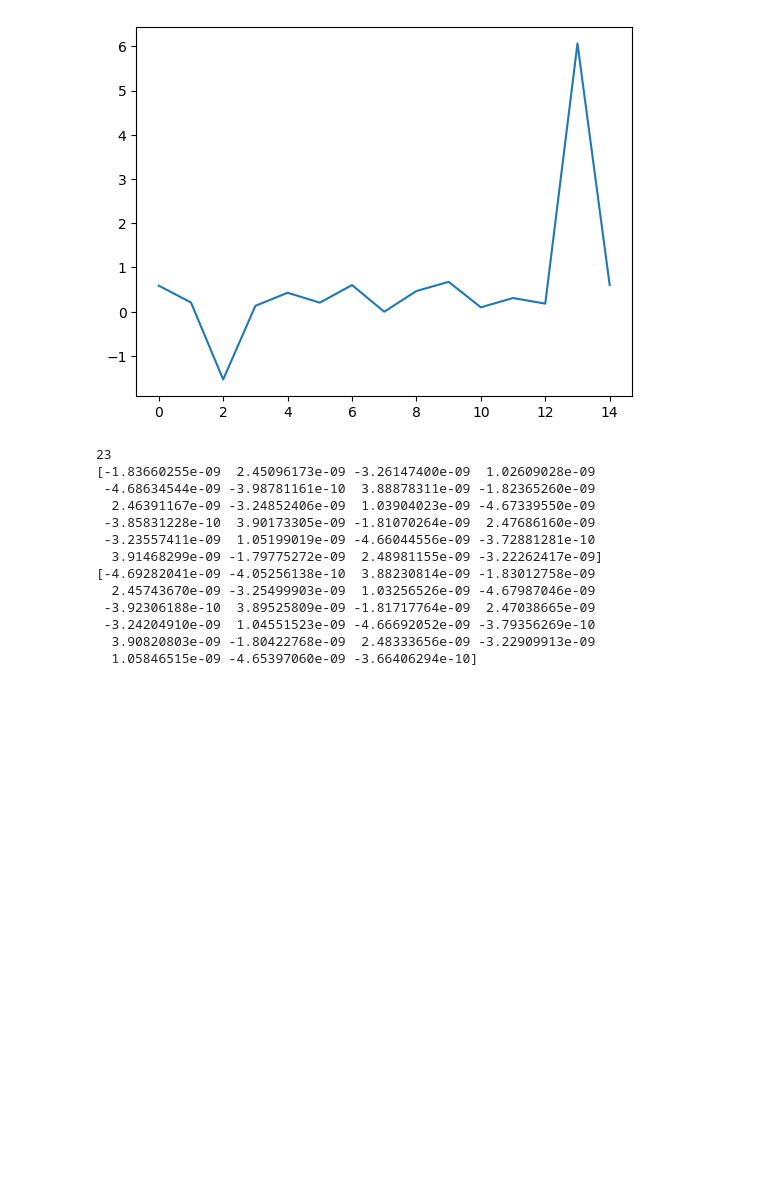
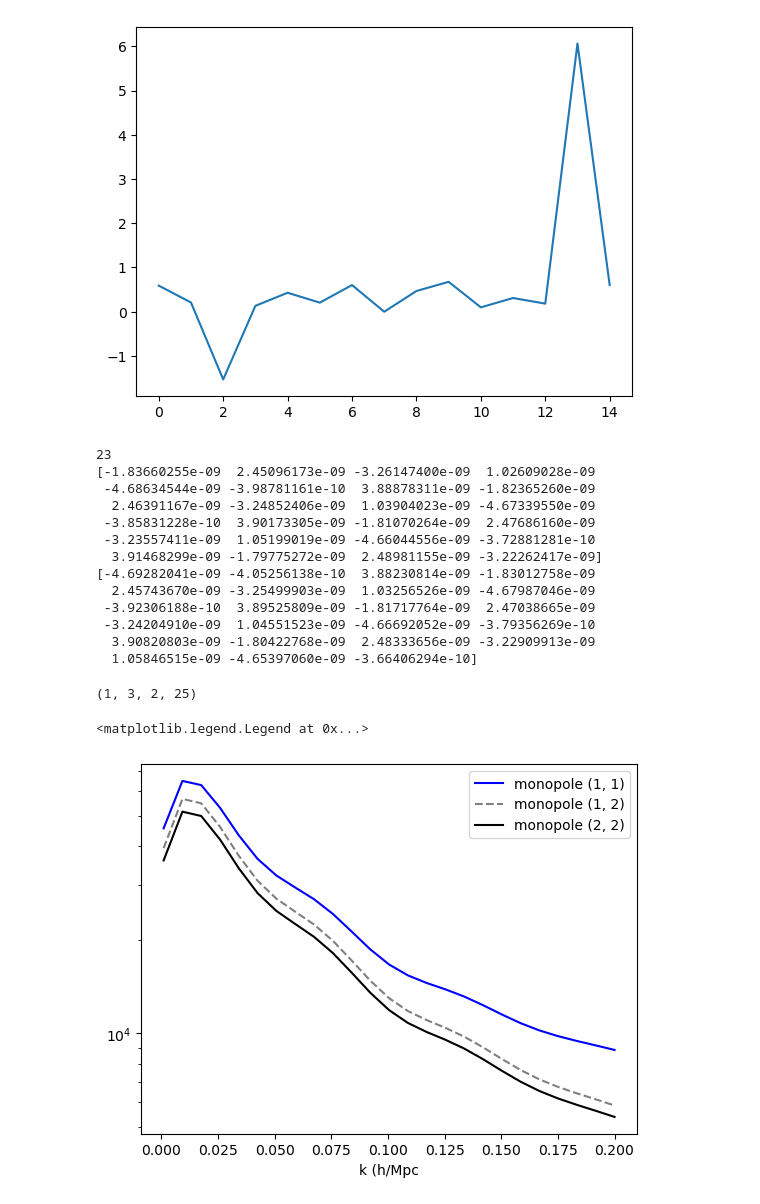
Before and after one commit to jadamo/covapt_mt, a Jupyter notebook: test_mt_covapt.ipynb, the cells around one changed output. Drawn from its saved outputs; the diff is of its cells as text; code cells hidden in the pictures; blank space fills up the shorter version.

```diff
--- a/test_mt_covapt.ipynb
+++ b/test_mt_covapt.ipynb
@@ -491,3 +489,29 @@ print(k_centers - k_centers_ref)
  -3.24204910e-09  1.04551523e-09 -4.66692052e-09 -3.79356269e-10
   3.90820803e-09 -1.80422768e-09  2.48333656e-09 -3.22909913e-09
   1.05846515e-09 -4.65397060e-09 -3.66406294e-10]
+# %%
+from scipy.interpolate import UnivariateSpline
+
+ps_full = np.load("/Users/JoeyA/Research/SPHEREX/covapt_mt/data/input_data/ps_emu_test_2_tracers.npy")
+print(ps_full.shape)
+#k_full = np.linspace(0.001, 0.25, 200)
+#ps_interp = np.zeros((1, 1, len(k_centers), 2))
+k_full = np.linspace(0.001, 0.2, 25)
+plt.plot(k_full, ps_full[0,0,0,:], c="blue", label="monopole (1, 1)")
+plt.plot(k_full, ps_full[0,1,0,:], c="grey", ls="--", label="monopole (1, 2)")
+plt.plot(k_full, ps_full[0,2,0,:], c="black", label="monopole (2, 2)")
+
+
+plt.yscale("log")
+plt.xlabel("k (h/Mpc")
+plt.legend()
+
+# for i in range(2):
+#     kfunc = UnivariateSpline(k_full, ps_full[0,0,:,i].real)
+#     ps_interp[0,0,:,i] = kfunc(k_centers)
+
+#np.save("/Users/JoeyA/Research/SPHEREX/covapt_mt/data/input_data/m2e/ps_interp.npy", ps_interp)
+# %% [output]
+(1, 3, 2, 25)
+<matplotlib.legend.Legend at 0x...>
+[figure, added]
```
Also changed, not shown: parts of 3 cells of this notebook, 2 other files.
